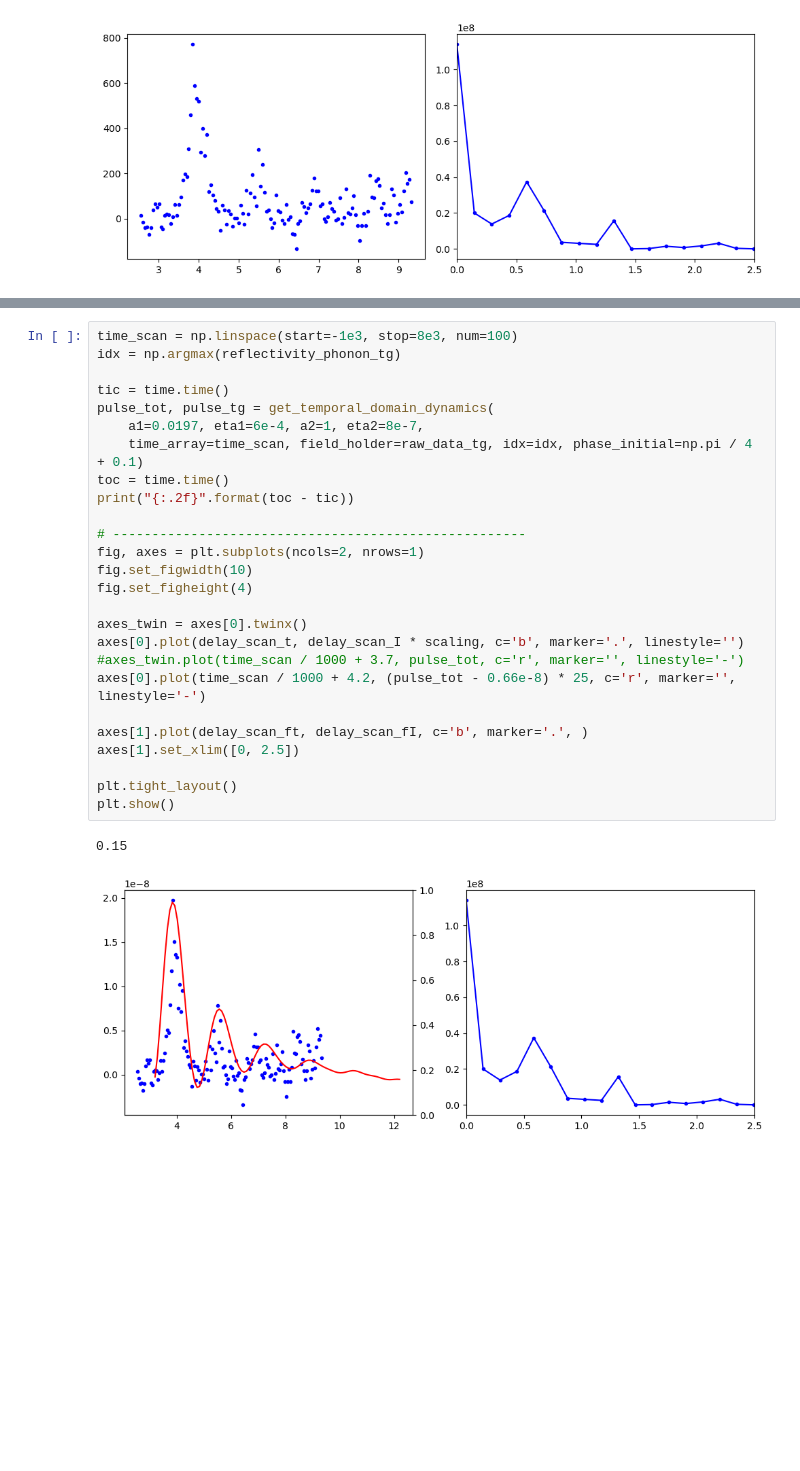
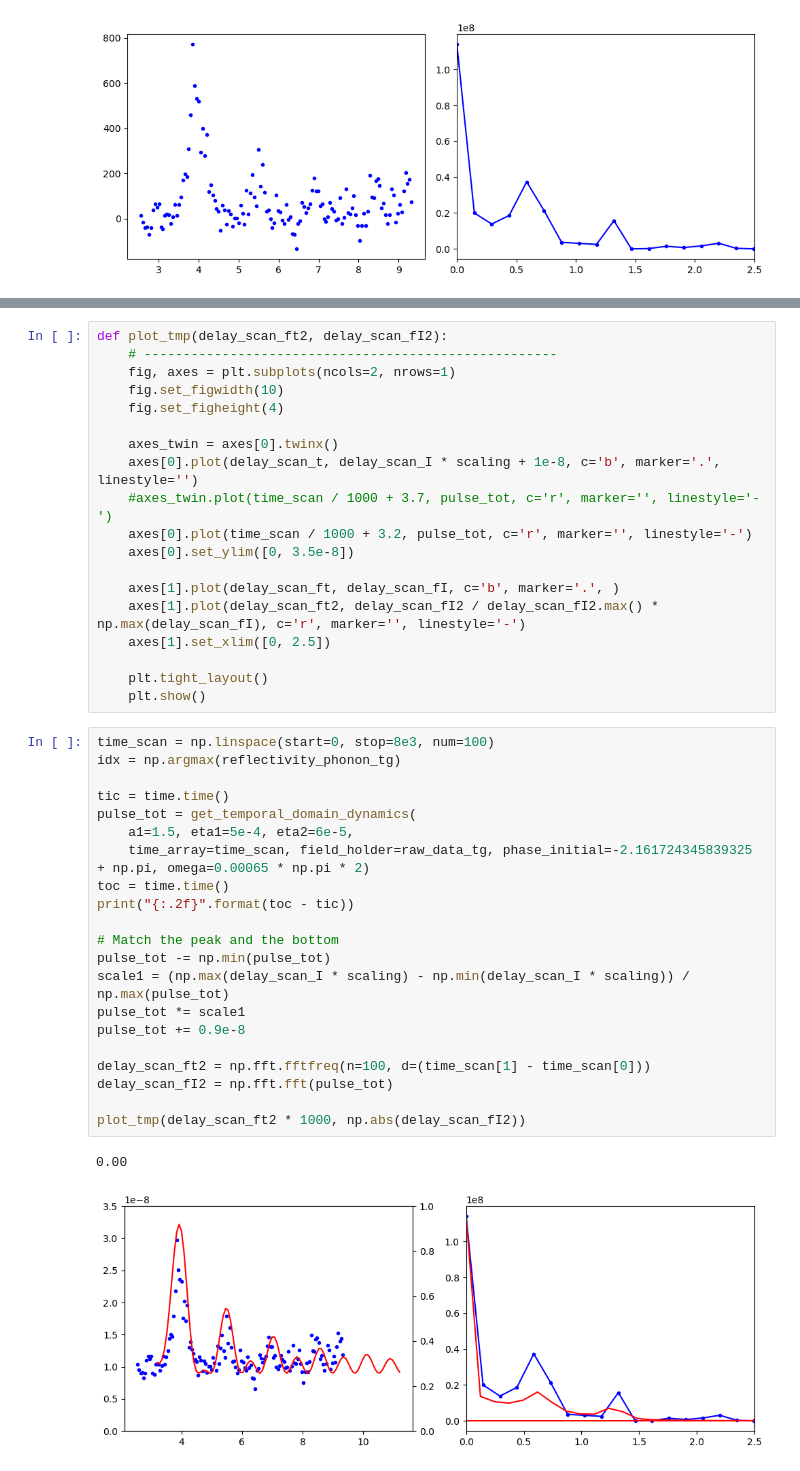
Before and after one commit to haoyuanli93/XRaySimulation2, a Jupyter notebook: Projects/L10237/dynamical_diffraction_theory/STO_main_peak_v5.ipynb, the cells around one changed output, grey strips where cells are left out. Saved outputs shown, nothing was run; the diff lists cells and outputs as text; blank space fills up the shorter version.

```diff
--- a/Projects/L10237/dynamical_diffraction_theory/STO_main_peak_v5.ipynb
+++ b/Projects/L10237/dynamical_diffraction_theory/STO_main_peak_v5.ipynb
@@ -654,29 +653,43 @@ def get_temporal_domain_dynamics(a1, eta1, a2, eta2, time_array, field_holder, i
+# %%
+def plot_tmp(delay_scan_ft2, delay_scan_fI2):
+    # -----------------------------------------------------
+    fig, axes = plt.subplots(ncols=2, nrows=1)
+    fig.set_figwidth(10)
+    fig.set_figheight(4)
+
+    axes_twin = axes[0].twinx()
+    axes[0].plot(delay_scan_t, delay_scan_I * scaling + 1e-8, c='b', marker='.', linestyle='')
+    #axes_twin.plot(time_scan / 1000 + 3.7, pulse_tot, c='r', marker='', linestyle='-')
+    axes[0].plot(time_scan / 1000 + 3.2, pulse_tot, c='r', marker='', linestyle='-')
+    axes[0].set_ylim([0, 3.5e-8])
+
+    axes[1].plot(delay_scan_ft, delay_scan_fI, c='b', marker='.', )
+    axes[1].plot(delay_scan_ft2, delay_scan_fI2 / delay_scan_fI2.max() * np.max(delay_scan_fI), c='r', marker='', linestyle='-')
+    axes[1].set_xlim([0, 2.5])
+
+    plt.tight_layout()
+    plt.show()
 # %%
-time_scan = np.linspace(start=-1e3, stop=8e3, num=100)
+time_scan = np.linspace(start=0, stop=8e3, num=100)
 idx = np.argmax(reflectivity_phonon_tg)
 
 tic = time.time()
-pulse_tot, pulse_tg = get_temporal_domain_dynamics(
-    a1=0.0197, eta1=6e-4, a2=1, eta2=8e-7,
-    time_array=time_scan, field_holder=raw_data_tg, idx=idx, phase_initial=np.pi / 4 + 0.1)
+pulse_tot = get_temporal_domain_dynamics(
+    a1=1.5, eta1=5e-4, eta2=6e-5,
+    time_array=time_scan, field_holder=raw_data_tg, phase_initial=-2.161724345839325 + np.pi, omega=0.00065 * np.pi * 2)
 toc = time.time()
 print("{:.2f}".format(toc - tic))
 
-# -----------------------------------------------------
-fig, axes = plt.subplots(ncols=2, nrows=1)
-fig.set_figwidth(10)
-fig.set_figheight(4)
+# Match the peak and the bottom
+pulse_tot -= np.min(pulse_tot)
+scale1 = (np.max(delay_scan_I * scaling) - np.min(delay_scan_I * scaling)) / np.max(pulse_tot)
+pulse_tot *= scale1
+pulse_tot += 0.9e-8
 
-axes_twin = axes[0].twinx()
-axes[0].plot(delay_scan_t, delay_scan_I * scaling, c='b', marker='.', linestyle='')
-#axes_twin.plot(time_scan / 1000 + 3.7, pulse_tot, c='r', marker='', linestyle='-')
-axes[0].plot(time_scan / 1000 + 4.2, (pulse_tot - 0.66e-8) * 25, c='r', marker='', linestyle='-')
+delay_scan_ft2 = np.fft.fftfreq(n=100, d=(time_scan[1] - time_scan[0]))
+delay_scan_fI2 = np.fft.fft(pulse_tot)
 
-axes[1].plot(delay_scan_ft, delay_scan_fI, c='b', marker='.', )
-axes[1].set_xlim([0, 2.5])
-
-plt.tight_layout()
-plt.show()
+plot_tmp(delay_scan_ft2 * 1000, np.abs(delay_scan_fI2))
 # %% [output]
-0.15
+0.00
-[figure, old version]
+[figure, new version]
```
Also changed, not shown: parts of 15 cells of this notebook, 2 other files.
